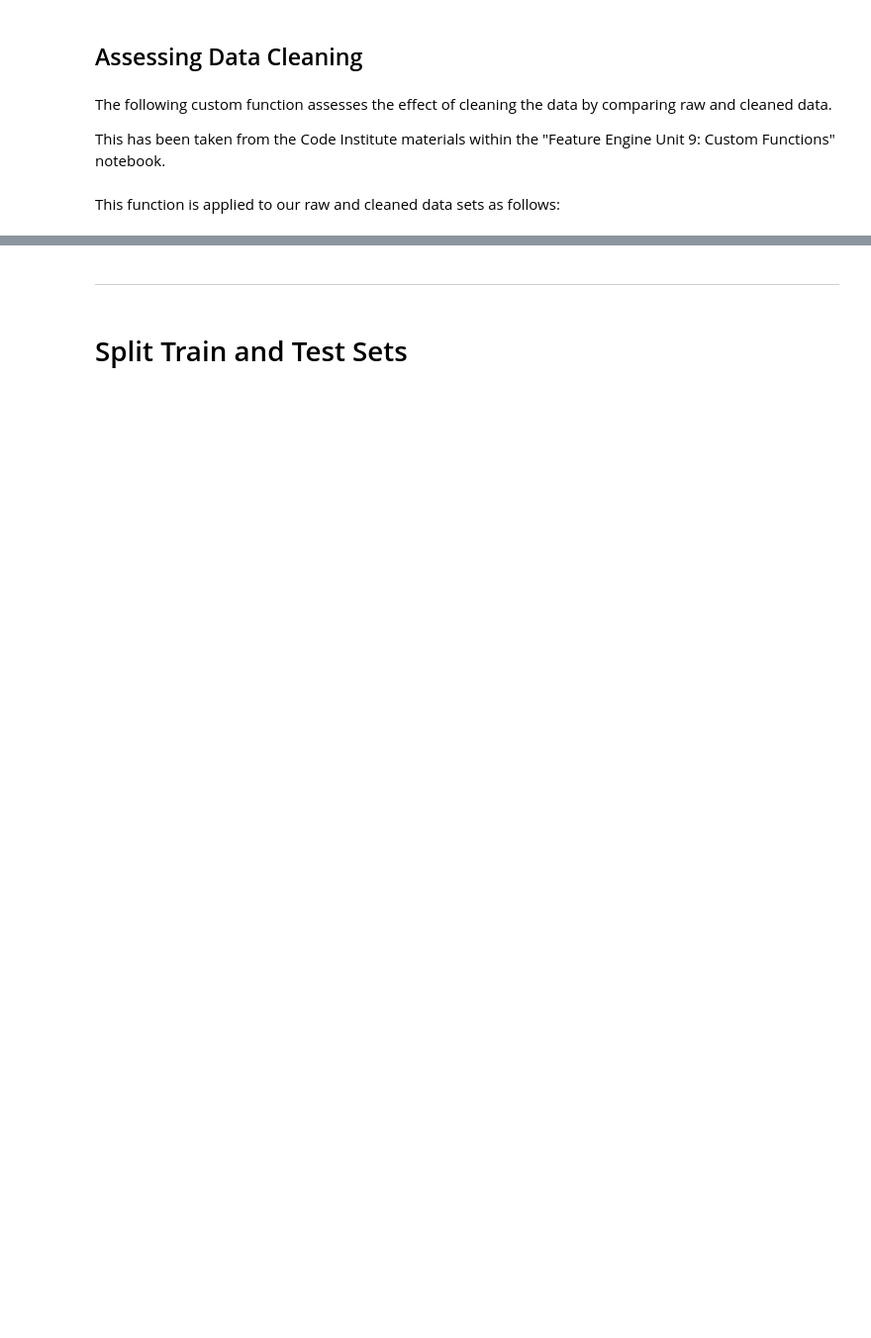
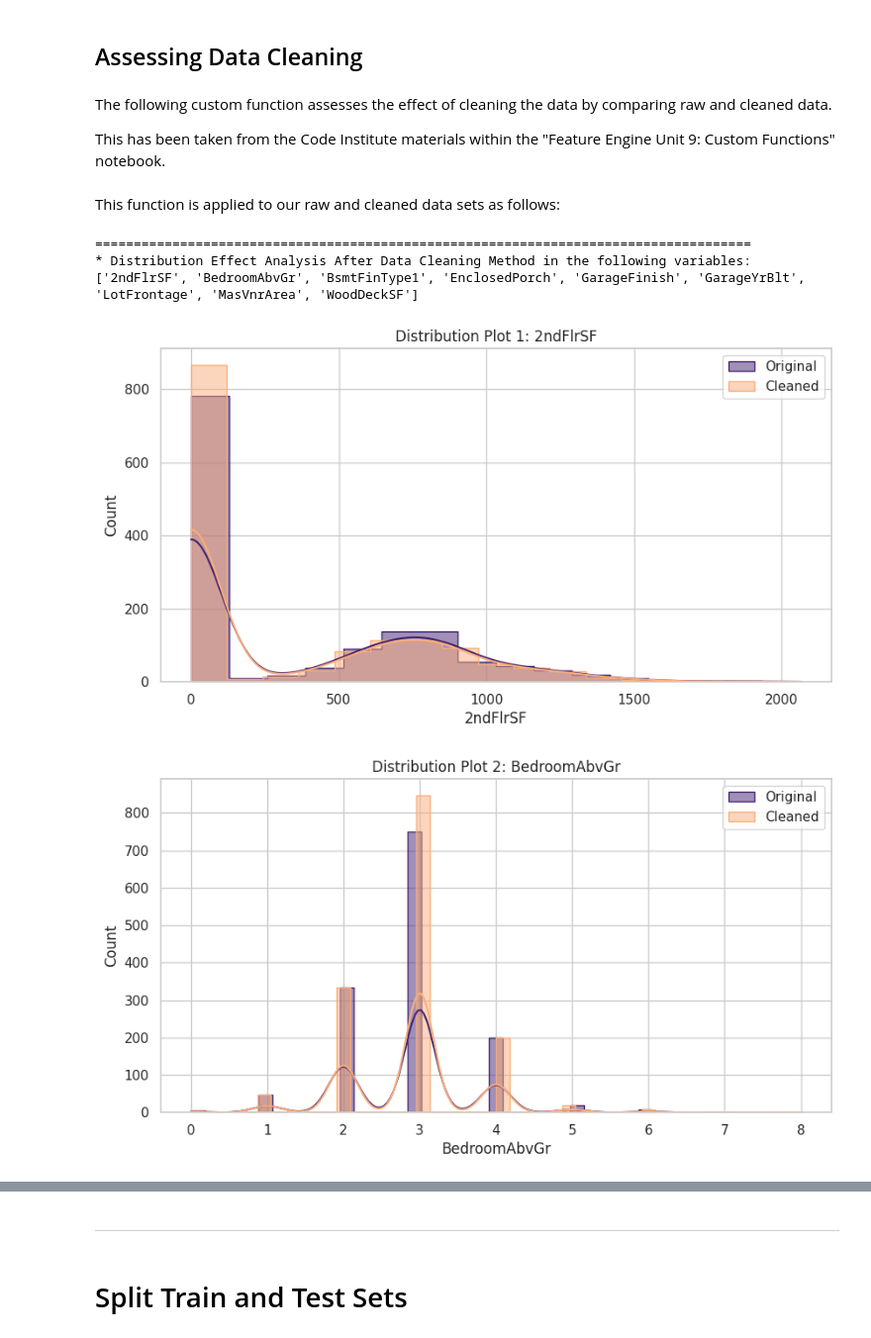
Before and after one commit to ChrisCherng/heritage-housing, a Jupyter notebook: jupyter_notebooks/03. DataCleaning.ipynb, the cells around one changed output, grey strips where cells are left out. Shown at 99% size. Drawn from its saved outputs; the diff is of its cells as text; code cells hidden in the pictures; blank space fills up the shorter version.

Commit message:
completion of first sweep of data cleaning notebook

```diff
--- a/jupyter_notebooks/03. DataCleaning.ipynb
+++ b/jupyter_notebooks/03. DataCleaning.ipynb
@@ -165,0 +168,8 @@ Each imputation transformation method is performed as below.
+# %%
+from feature_engine.imputation import MeanMedianImputer
+
+imputer = MeanMedianImputer(imputation_method='median',
+                            variables=['EnclosedPorch','WoodDeckSF','BedroomAbvGr','2ndFlrSF','GarageYrBlt','MasVnrArea'])
+
+df_imputed = df.copy()
+df_imputed = imputer.fit_transform(df_imputed)
@@ -167,0 +204,5 @@ Each imputation transformation method is performed as below.
+# %%
+imputer = MeanMedianImputer(imputation_method='mean',
+                            variables=['LotFrontage'])
+
+df_imputed = imputer.fit_transform(df_imputed)
@@ -169,0 +237,7 @@ Each imputation transformation method is performed as below.
+# %%
+from feature_engine.imputation import CategoricalImputer
+
+imputer = CategoricalImputer(imputation_method='frequent',
+                            variables=['GarageFinish','BsmtFinType1'])
+
+df_imputed = imputer.fit_transform(df_imputed)
@@ -174,6 +272,11 @@ The following custom function assesses the effect of cleaning the data by compar
 
 This has been taken from the Code Institute materials within the "Feature Engine Unit 9: Custom Functions" notebook.
 # %%
+import seaborn as sns
+import matplotlib.pyplot as plt
+sns.set(style="whitegrid")
+%matplotlib inline
+
 def DataCleaningEffect(df_original,df_cleaned,variables_applied_with_method):
 
   flag_count=1 # Indicate plot number
@@ -214,3 +317,11 @@ def DataCleaningEffect(df_original,df_cleaned,variables_applied_with_method):
       flag_count+= 1
 # %% [markdown]
 This function is applied to our raw and cleaned data sets as follows:
+# %%
+DataCleaningEffect(df, df_imputed, vars_with_missing_data)
+# %% [output]
+=====================================================================================
+* Distribution Effect Analysis After Data Cleaning Method in the following variables:
+['2ndFlrSF', 'BedroomAbvGr', 'BsmtFinType1', 'EnclosedPorch', 'GarageFinish', 'GarageYrBlt', 'LotFrontage', 'MasVnrArea', 'WoodDeckSF']
+[figure, added]
+[figure, added]
```
Also changed, not shown: parts of 25 cells of this notebook, 3 other files.
